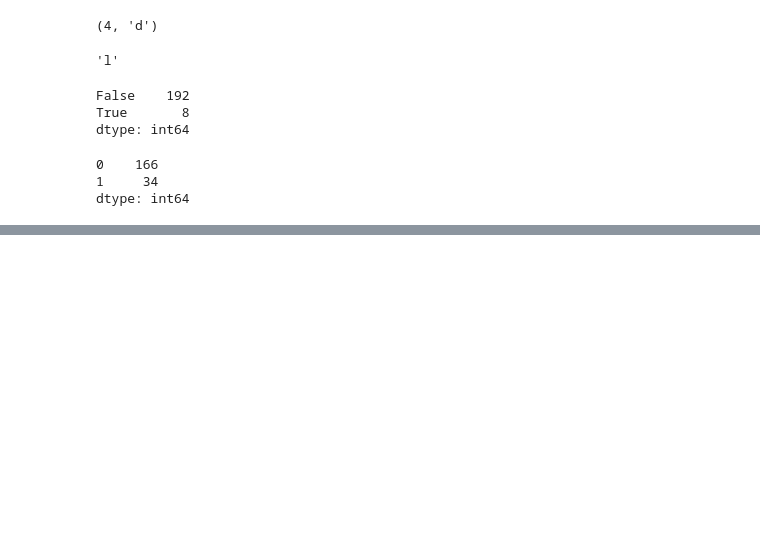
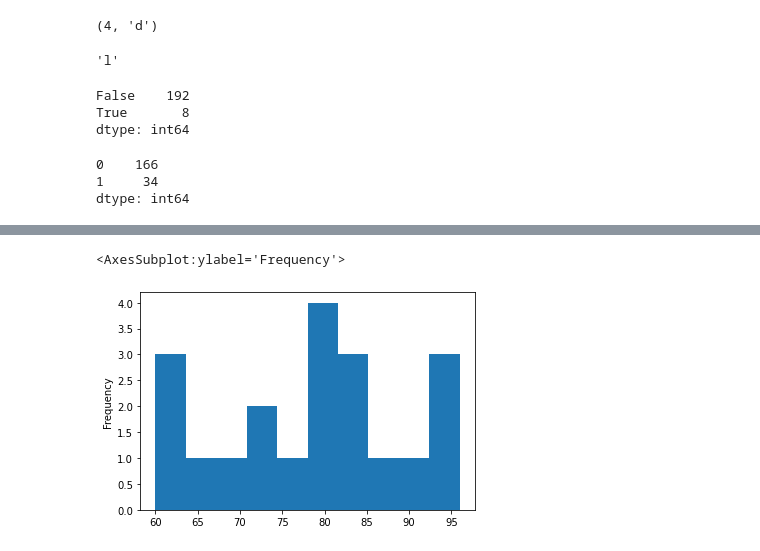
Before and after one commit to raycerna/numpy-pandas-visualization-exercises, a Jupyter notebook: pandas_series.ipynb, the cells around one changed output, grey strips where cells are left out. Drawn from its saved outputs; the diff is of its cells as text; code cells hidden in the pictures; blank space fills up the shorter version.

```diff
--- a/pandas_series.ipynb
+++ b/pandas_series.ipynb
@@ -547,0 +699,5 @@ dtype: int64
+# %%
+scores.plot.hist()
+# %% [output]
+<AxesSubplot:ylabel='Frequency'>
+[figure, added]
```
Also changed, not shown: parts of 21 cells of this notebook.
